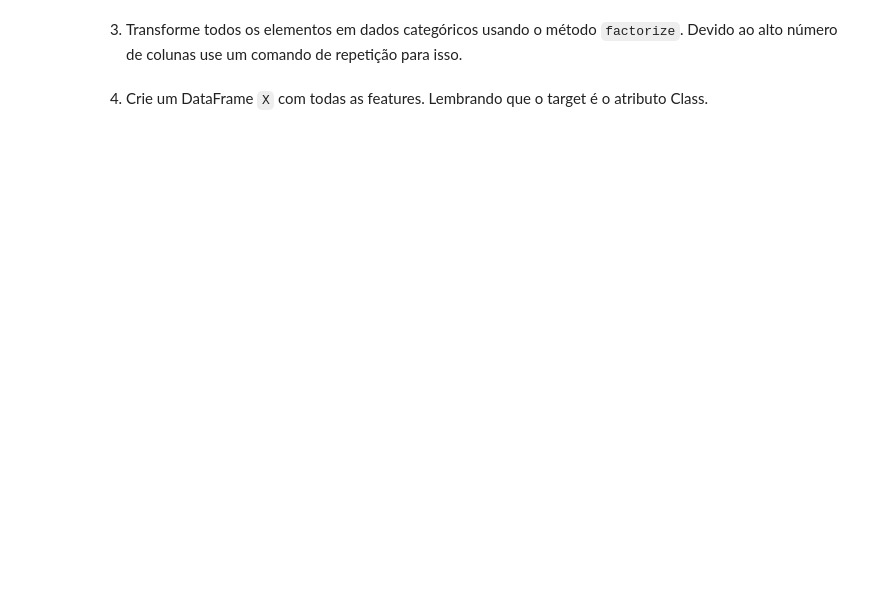
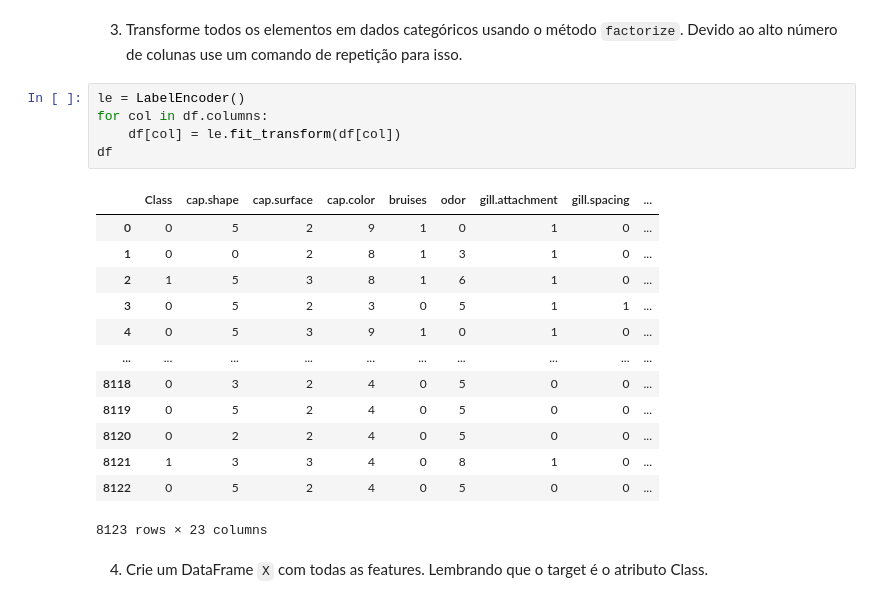
Before and after one commit to gutessitore/PUC, a Jupyter notebook: Mineração de Dados/Atividades/Lab5_Mineracao.ipynb, the cells around one changed output. Cells and saved outputs as stored; diff of their text form; blank space fills up the shorter version.

```diff
--- a/Mineração de Dados/Atividades/Lab5_Mineracao.ipynb
+++ b/Mineração de Dados/Atividades/Lab5_Mineracao.ipynb
@@ -39,4 +76,23 @@ nomes = ["Class","cap.shape","cap.surface","cap.color","bruises","odor","gill.at
 # %% [markdown]
 3) Transforme todos os elementos em dados categóricos usando o método `factorize`. Devido ao alto número de colunas use um comando de repetição para isso.
+# %%
+le = LabelEncoder()
+for col in df.columns:
+    df[col] = le.fit_transform(df[col])
+df
+# %% [output]
+|  | Class | cap.shape | cap.surface | cap.color | bruises | odor | gill.attachment | gill.spacing | ... |
+| 0 | 0 | 5 | 2 | 9 | 1 | 0 | 1 | 0 | ... |
+| 1 | 0 | 0 | 2 | 8 | 1 | 3 | 1 | 0 | ... |
+| 2 | 1 | 5 | 3 | 8 | 1 | 6 | 1 | 0 | ... |
+| 3 | 0 | 5 | 2 | 3 | 0 | 5 | 1 | 1 | ... |
+| 4 | 0 | 5 | 3 | 9 | 1 | 0 | 1 | 0 | ... |
+| ... | ... | ... | ... | ... | ... | ... | ... | ... | ... |
+| 8118 | 0 | 3 | 2 | 4 | 0 | 5 | 0 | 0 | ... |
+| 8119 | 0 | 5 | 2 | 4 | 0 | 5 | 0 | 0 | ... |
+| 8120 | 0 | 2 | 2 | 4 | 0 | 5 | 0 | 0 | ... |
+| 8121 | 1 | 3 | 3 | 4 | 0 | 8 | 1 | 0 | ... |
+| 8122 | 0 | 5 | 2 | 4 | 0 | 5 | 0 | 0 | ... |
+8123 rows × 23 columns
 # %% [markdown]
 4) Crie um DataFrame `X` com todas as features. Lembrando que o target é o atributo Class.
```
Also changed, not shown: parts of 11 cells of this notebook.
